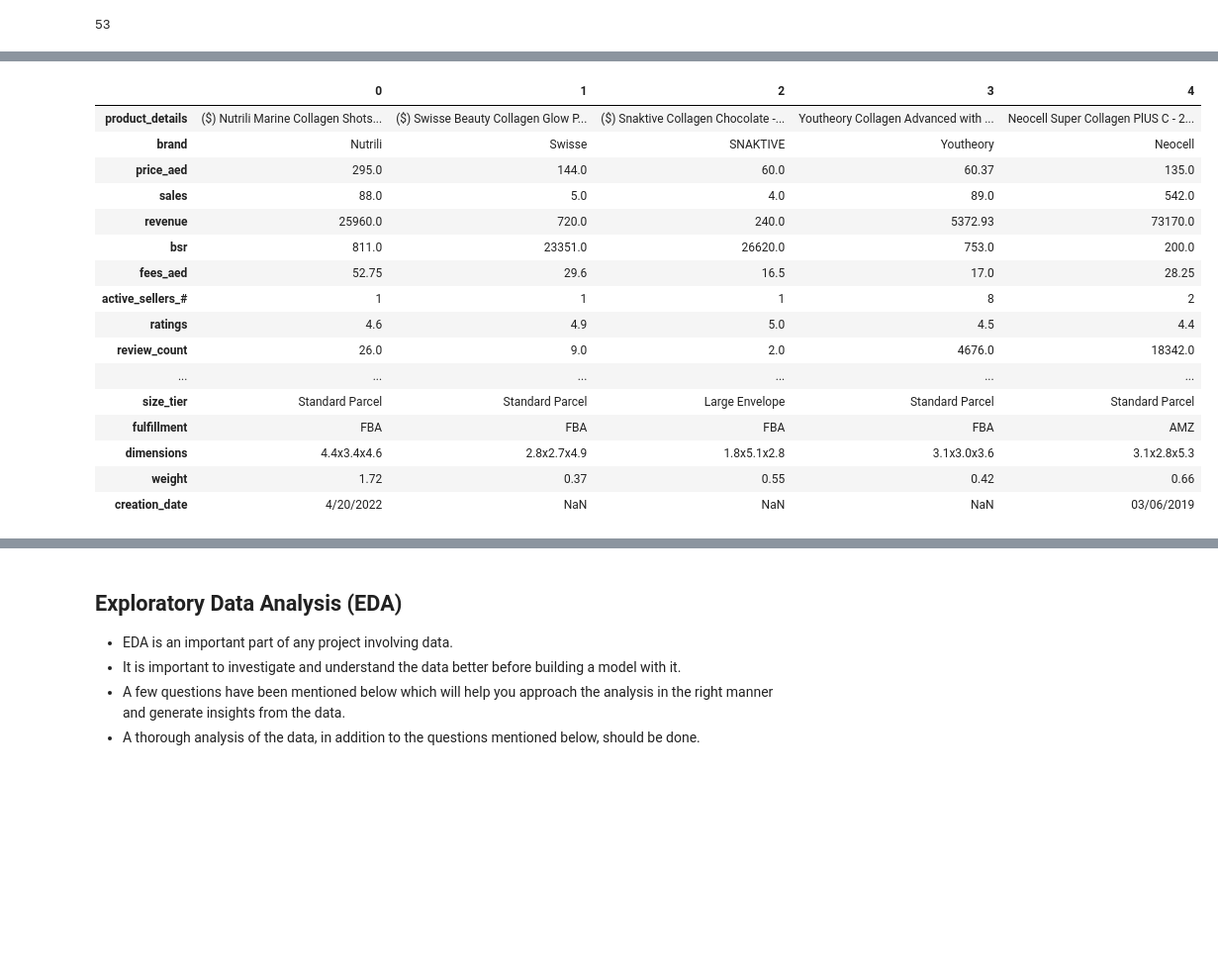
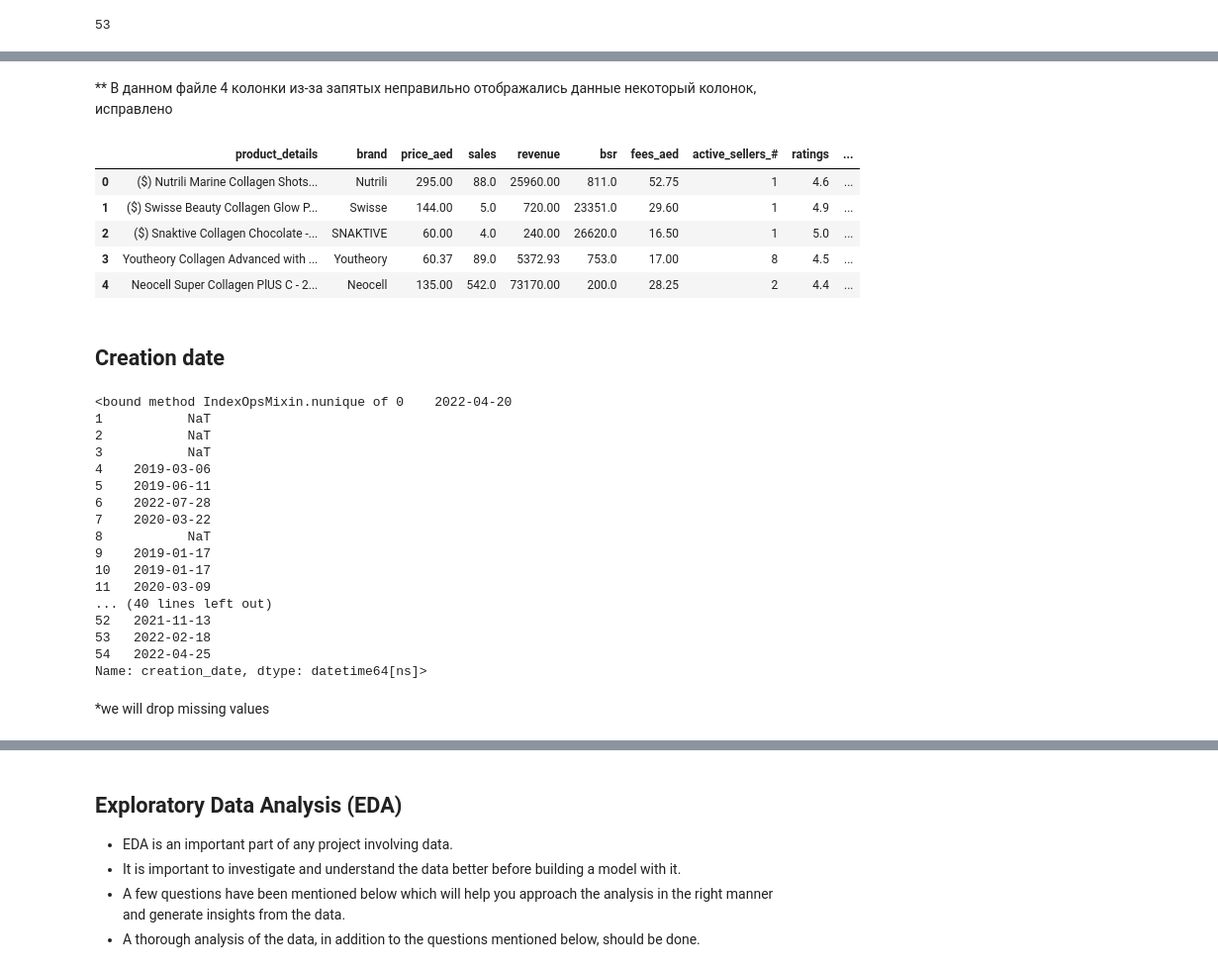
Before and after one commit to ElenaBara21/Portfolio, a Jupyter notebook: Amazon_helium.ipynb, the cells around one changed output, grey strips where cells are left out. Shown at 99% size. Saved outputs shown, nothing was run; the diff lists cells and outputs as text; code cells hidden in the pictures; blank space fills up the shorter version.

```diff
--- a/Amazon_helium.ipynb
+++ b/Amazon_helium.ipynb
@@ -179,3 +259,6 @@ df1 = df1.drop(["url"], axis=1)
 df1 = df1.drop(["asin"], axis=1)
 # %%
 df1 = df1.drop(["category"], axis=1)
+# %%
+# Assuming the dataframe is named df1 and the column is named 'Sales'
+df1['sales'] = df1['sales'].replace('n/a', np.nan)
@@ -185,23 +270,40 @@ df1['revenue'] = df1['revenue'].str.replace(',', '').astype(float)
 df1['bsr'] = df1['bsr'].str.replace(',', '').astype(float)
 # %%
 df1['review_count'] = df1['review_count'].str.replace(',', '').astype(float)
+# %%
+df1['creation_date'] = pd.to_datetime(df1['creation_date'], format='%m/%d/%Y')
+# %%
+df1['creation_date'] = pd.to_datetime(df1['creation_date'], format='%m/%d/%Y', errors='coerce')
+# %% [markdown]
+** В данном файле 4 колонки из-за запятых неправильно отображались данные некоторый колонок, исправлено
 # %%
-df1.head().T
+df1.head()
 # %% [output]
-|  | 0 | 1 | 2 | 3 | 4 |
-| product_details | ($) Nutrili Marine Collagen Shots... | ($) Swisse Beauty Collagen Glow P... | ($) Snaktive Collagen Chocolate -... | Youtheory Collagen Advanced with ... | Neocell Super Collagen PlUS C - 2... |
-| brand | Nutrili | Swisse | SNAKTIVE | Youtheory | Neocell |
-| price_aed | 295.0 | 144.0 | 60.0 | 60.37 | 135.0 |
-| sales | 88.0 | 5.0 | 4.0 | 89.0 | 542.0 |
-| revenue | 25960.0 | 720.0 | 240.0 | 5372.93 | 73170.0 |
-| bsr | 811.0 | 23351.0 | 26620.0 | 753.0 | 200.0 |
-| fees_aed | 52.75 | 29.6 | 16.5 | 17.0 | 28.25 |
-| active_sellers_# | 1 | 1 | 1 | 8 | 2 |
-| ratings | 4.6 | 4.9 | 5.0 | 4.5 | 4.4 |
-| review_count | 26.0 | 9.0 | 2.0 | 4676.0 | 18342.0 |
-| ... | ... | ... | ... | ... | ... |
-| size_tier | Standard Parcel | Standard Parcel | Large Envelope | Standard Parcel | Standard Parcel |
-| fulfillment | FBA | FBA | FBA | FBA | AMZ |
-| dimensions | 4.4x3.4x4.6 | 2.8x2.7x4.9 | 1.8x5.1x2.8 | 3.1x3.0x3.6 | 3.1x2.8x5.3 |
-| weight | 1.72 | 0.37 | 0.55 | 0.42 | 0.66 |
-| creation_date | 4/20/2022 | NaN | NaN | NaN | 03/06/2019 |
+|  | product_details | brand | price_aed | sales | revenue | bsr | fees_aed | active_sellers_# | ratings | ... |
+| 0 | ($) Nutrili Marine Collagen Shots... | Nutrili | 295.00 | 88.0 | 25960.00 | 811.0 | 52.75 | 1 | 4.6 | ... |
+| 1 | ($) Swisse Beauty Collagen Glow P... | Swisse | 144.00 | 5.0 | 720.00 | 23351.0 | 29.60 | 1 | 4.9 | ... |
+| 2 | ($) Snaktive Collagen Chocolate -... | SNAKTIVE | 60.00 | 4.0 | 240.00 | 26620.0 | 16.50 | 1 | 5.0 | ... |
+| 3 | Youtheory Collagen Advanced with ... | Youtheory | 60.37 | 89.0 | 5372.93 | 753.0 | 17.00 | 8 | 4.5 | ... |
+| 4 | Neocell Super Collagen PlUS C - 2... | Neocell | 135.00 | 542.0 | 73170.00 | 200.0 | 28.25 | 2 | 4.4 | ... |
+# %% [markdown]
+## Creation date
+# %%
+df1['creation_date'].nunique
+# %% [output]
+<bound method IndexOpsMixin.nunique of 0    2022-04-20
+1           NaT
+2           NaT
+3           NaT
+4    2019-03-06
+5    2019-06-11
+6    2022-07-28
+7    2020-03-22
+8           NaT
+9    2019-01-17
+10   2019-01-17
+11   2020-03-09
+... (40 lines left out)
+52   2021-11-13
+53   2022-02-18
+54   2022-04-25
+Name: creation_date, dtype: datetime64[ns]>
@@ -207,0 +312,2 @@ df1.head().T
+# %% [markdown]
+*we will drop missing values
```
Also changed, not shown: parts of 93 cells of this notebook.
